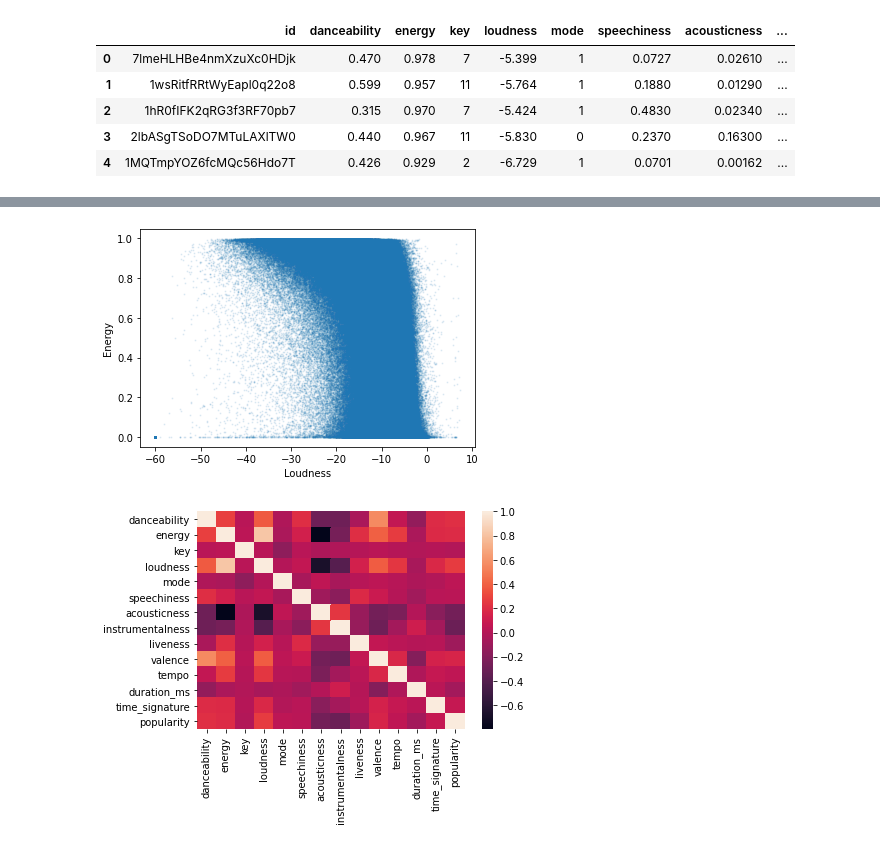
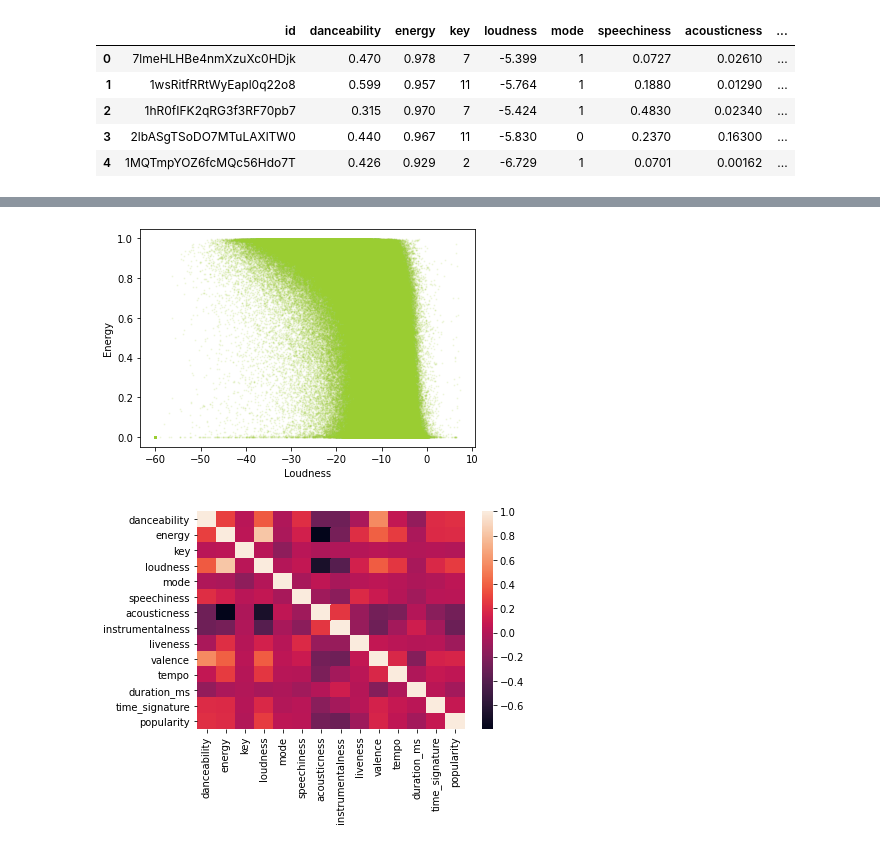
Before and after one commit to chrisp26/Final-project-song-analysis, a Jupyter notebook: Code/Python/4_data_charts.ipynb, the cells around one changed output, grey strips where cells are left out. Saved outputs shown, nothing was run; the diff lists cells and outputs as text; code cells hidden in the pictures.

```diff
--- a/Code/Python/4_data_charts.ipynb
+++ b/Code/Python/4_data_charts.ipynb
@@ -44,12 +44,12 @@ plt.show()
 # %%
 # Danceability vs Valence
-plt.scatter(songs_df.iloc[:,4],songs_df.iloc[:,7], s=1, alpha=0.1)
+plt.scatter(songs_df.iloc[:,4],songs_df.iloc[:,7], s=1, alpha=0.1, c='yellowgreen')
 plt.xlabel('Loudness')
 plt.ylabel('Energy')
 plt.savefig('../../Images/loudness_v_energy.png',dpi=100)
 plt.show()
 # %% [output]
-[figure, old version]
+[figure, new version]
 # %%
 import seaborn as sns
 corr = songs_df.corr()
```
Also changed, not shown: parts of 3 cells of this notebook, 48 other files.
